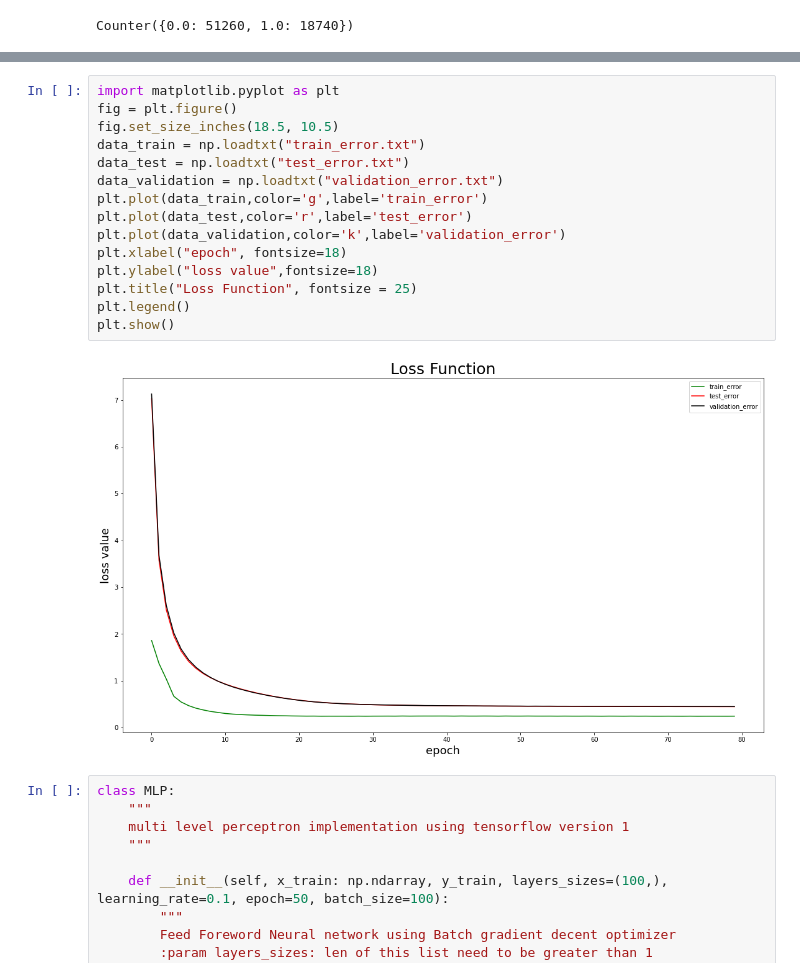
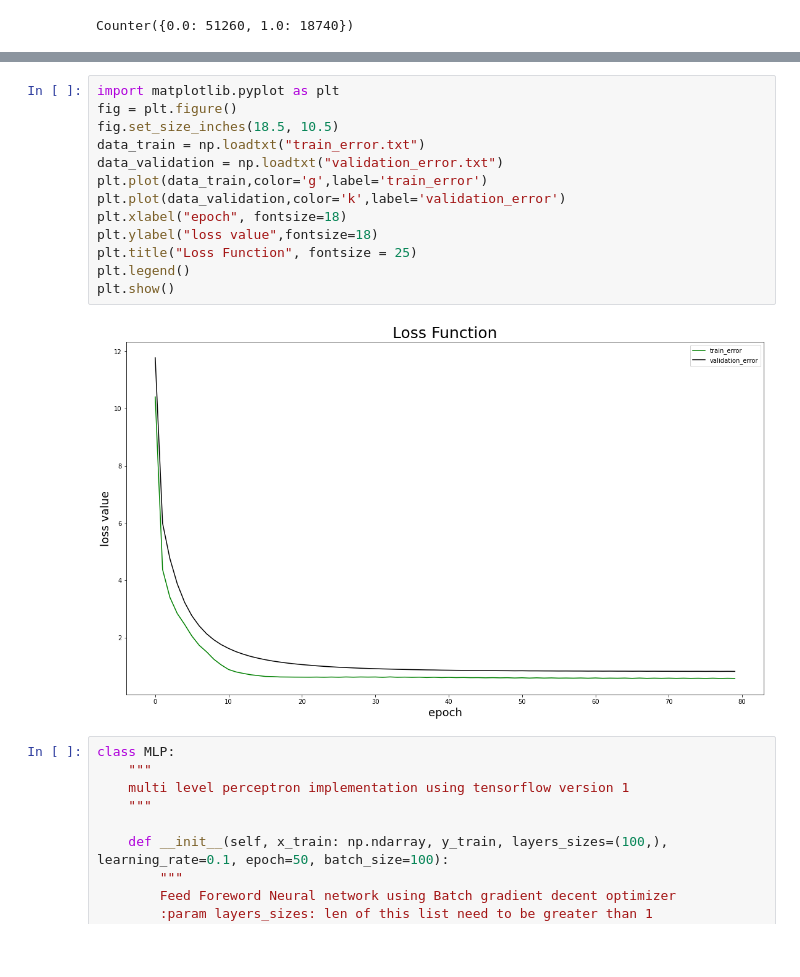
Before and after one commit to YD5463/CyberbullyingDetector, a Jupyter notebook: Notebooks/logistic.ipynb, the cells around one changed output, grey strips where cells are left out. Saved outputs shown, nothing was run; the diff lists cells and outputs as text; blank space fills up the shorter version.

```diff
--- a/Notebooks/logistic.ipynb
+++ b/Notebooks/logistic.ipynb
@@ -337,20 +328,18 @@ Text(33.0, 0.5, 'True label')
 # %%
 import matplotlib.pyplot as plt
 fig = plt.figure()
 fig.set_size_inches(18.5, 10.5)
 data_train = np.loadtxt("train_error.txt")
-data_test = np.loadtxt("test_error.txt")
 data_validation = np.loadtxt("validation_error.txt")
 plt.plot(data_train,color='g',label='train_error')
-plt.plot(data_test,color='r',label='test_error')
 plt.plot(data_validation,color='k',label='validation_error')
 plt.xlabel("epoch", fontsize=18)
 plt.ylabel("loss value",fontsize=18)
 plt.title("Loss Function", fontsize = 25)
 plt.legend()
 plt.show()
 # %% [output]
-[figure, old version]
+[figure, new version]
 # %%
 class MLP:
     """
```
Also changed, not shown: parts of 7 cells of this notebook, 3 other files.
